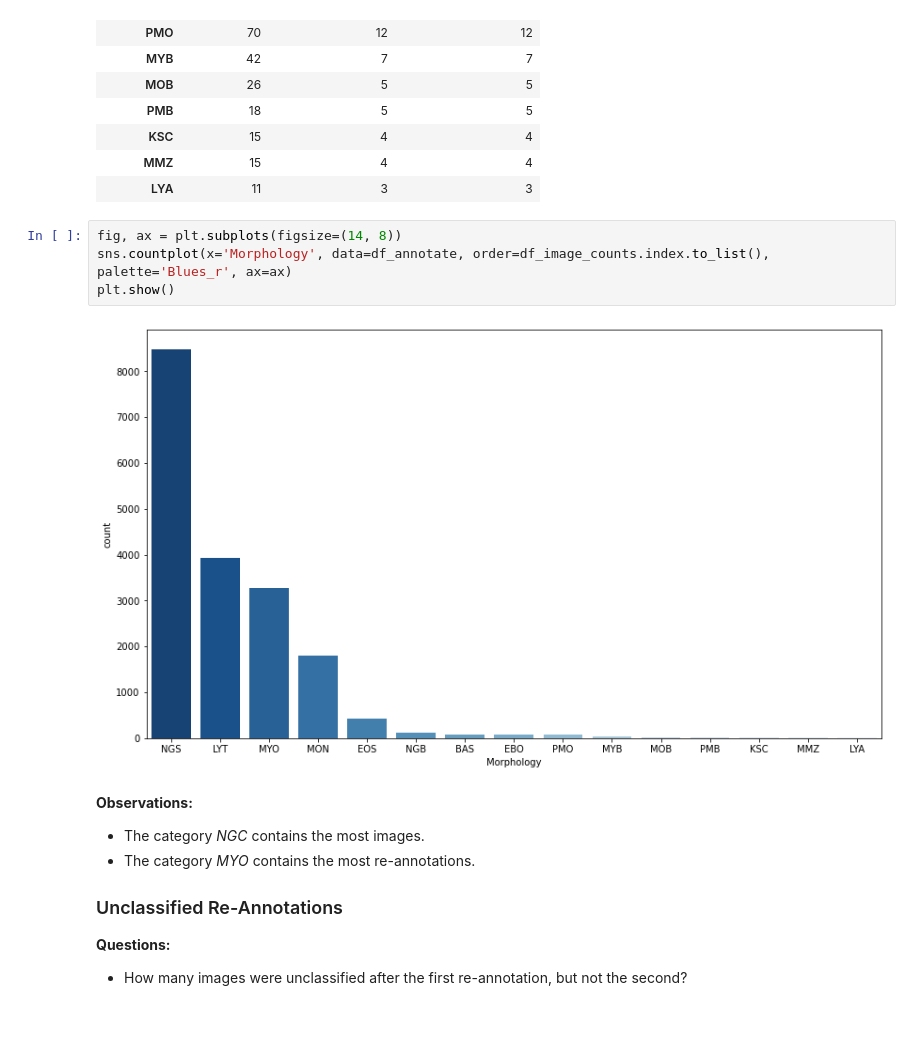
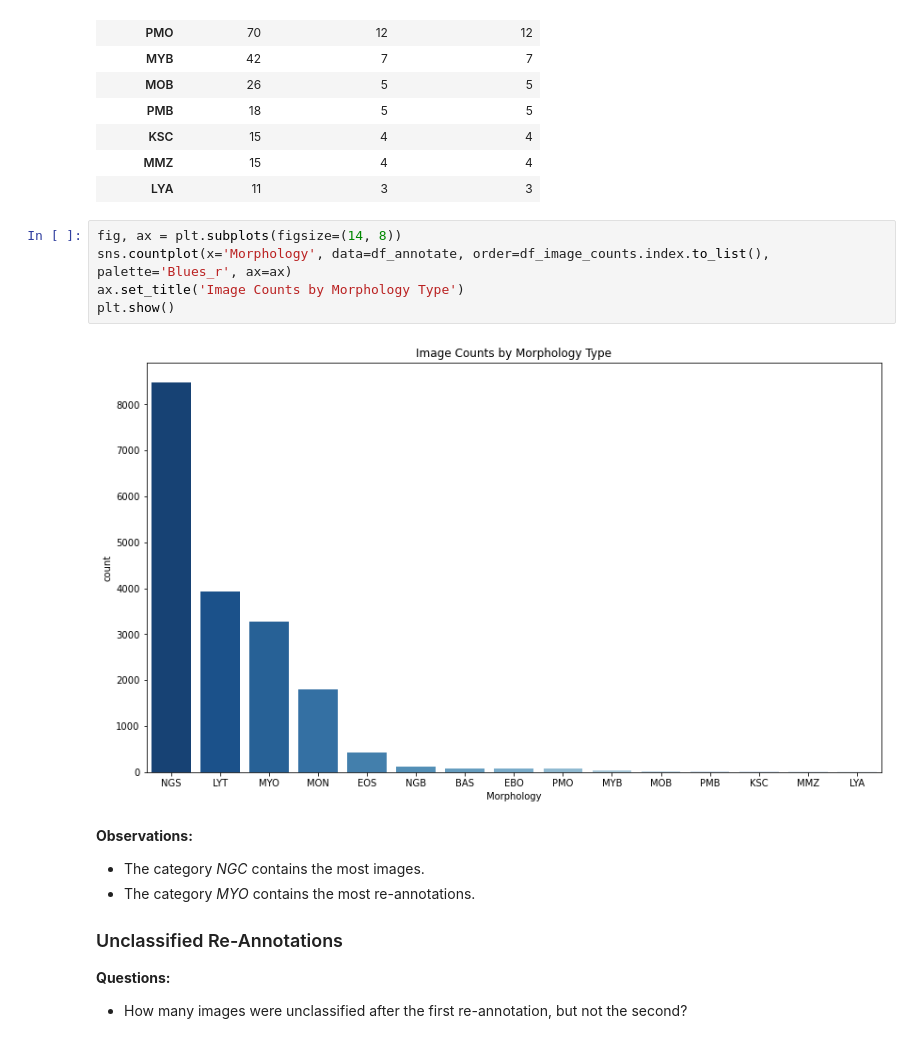
Before and after one commit to dmclark53/Springboard, a Jupyter notebook: Capstone-Project-Three/notebooks/1.0-dc-data-wrangling.ipynb, the cells around one changed output. Drawn from its saved outputs; the diff is of its cells as text.

Commit message:
Added barplots showing image counts.

```diff
--- a/Capstone-Project-Three/notebooks/1.0-dc-data-wrangling.ipynb
+++ b/Capstone-Project-Three/notebooks/1.0-dc-data-wrangling.ipynb
@@ -81,9 +81,10 @@ df_image_counts
 # %%
 fig, ax = plt.subplots(figsize=(14, 8))
 sns.countplot(x='Morphology', data=df_annotate, order=df_image_counts.index.to_list(), palette='Blues_r', ax=ax)
+ax.set_title('Image Counts by Morphology Type')
 plt.show()
 # %% [output]
-[figure, old version]
+[figure, new version]
 # %% [markdown]
 **Observations:**
 * The category _NGC_ contains the most images.
```
Also changed, not shown: parts of 3 cells of this notebook.
